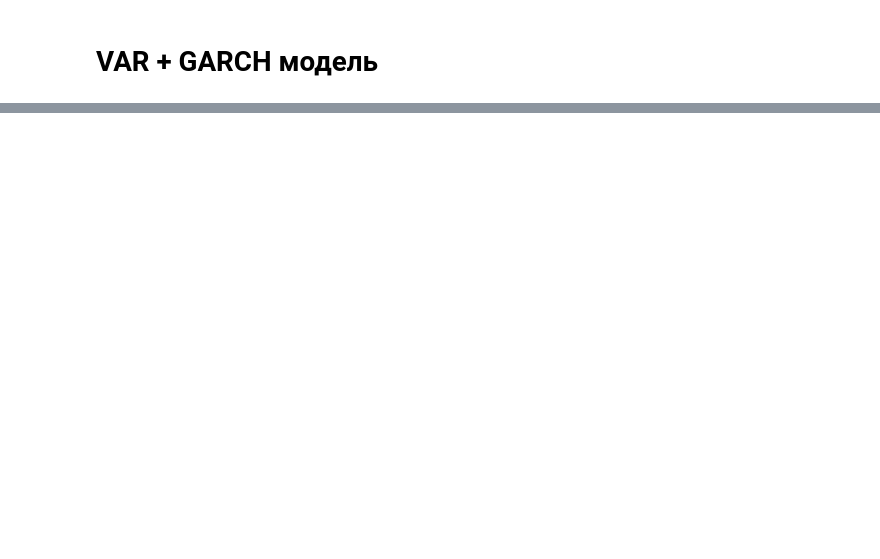
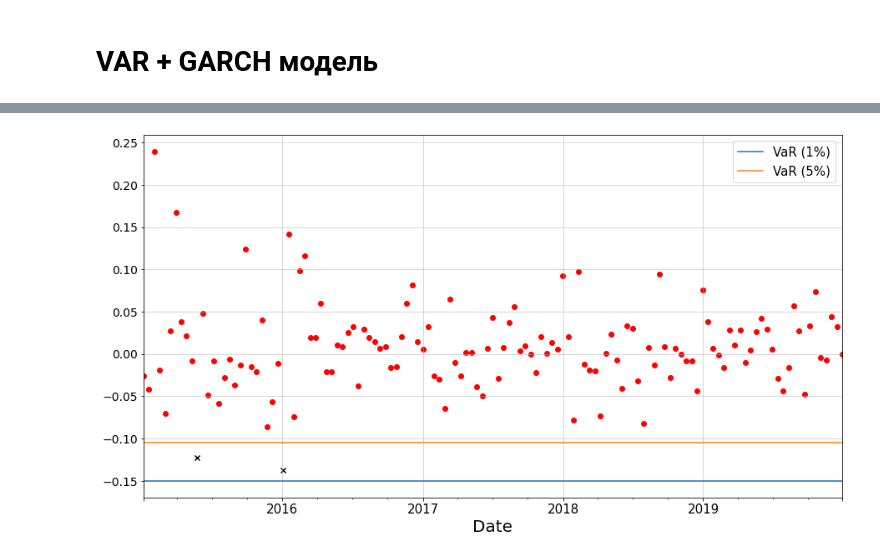
Before and after one commit to xtess16/RTSI, a Jupyter notebook: RTS.ipynb, the cells around one changed output, grey strips where cells are left out. Saved outputs shown, nothing was run; the diff lists cells and outputs as text; code cells hidden in the pictures; blank space fills up the shorter version.

```diff
--- a/RTS.ipynb
+++ b/RTS.ipynb
@@ -1182,0 +1265,21 @@ argarch_by_week_series_changed_fitted.summary()
+# %%
+value_at_risk2 = cond_mean.values + np.sqrt(week_series_changed['2009':'2014'].var()) * q[None, :]
+value_at_risk2 = pd.DataFrame(
+    value_at_risk2, columns=['1%', '5%'], index=cond_var.index)
+
+value_at_risk2['1%'].plot()
+value_at_risk2['5%'].plot()
+for i in value_at_risk2.index:
+    val = value_at_risk2.loc[i]
+    if rets_2018.loc[i] > val['5%']:
+        marker, color = 'o', 'red'
+    elif rets_2018.loc[i] > val['1%']:
+        marker, color = 'x', 'black'
+    else:
+        marker, color = 's', 'blue'
+    plt.scatter(i, rets_2018.loc[i], marker=marker, color=color)
+
+plt.legend(['VaR (1%)', 'VaR (5%)'])
+plt.show()
+# %% [output]
+[figure, added]
```
Also changed, not shown: parts of 9 cells of this notebook, 2 other files.
